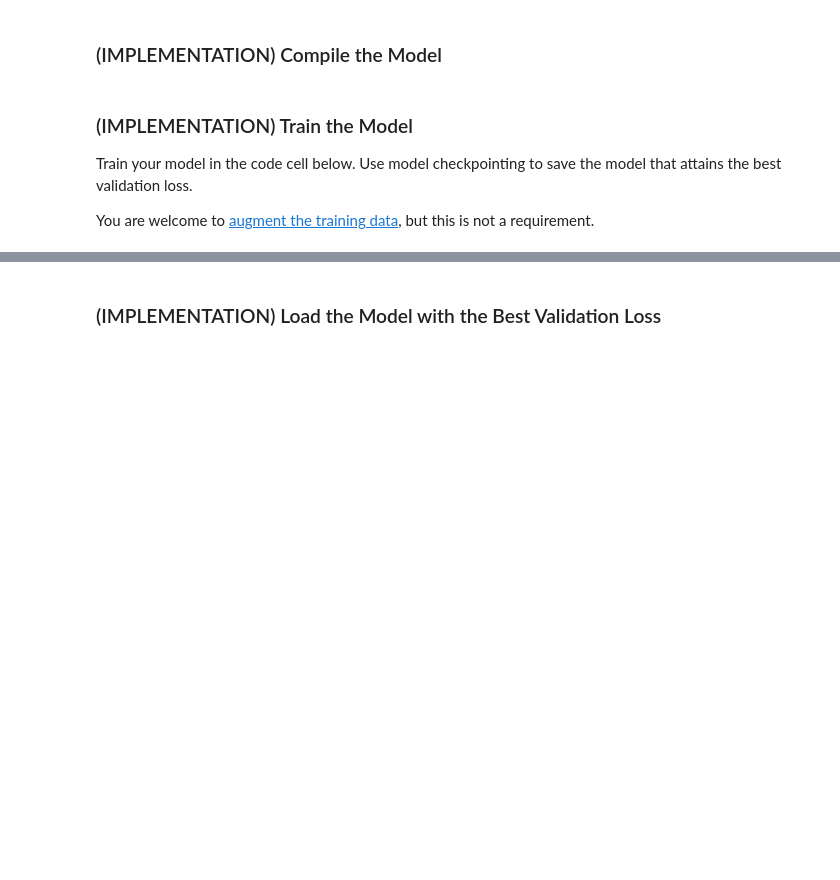
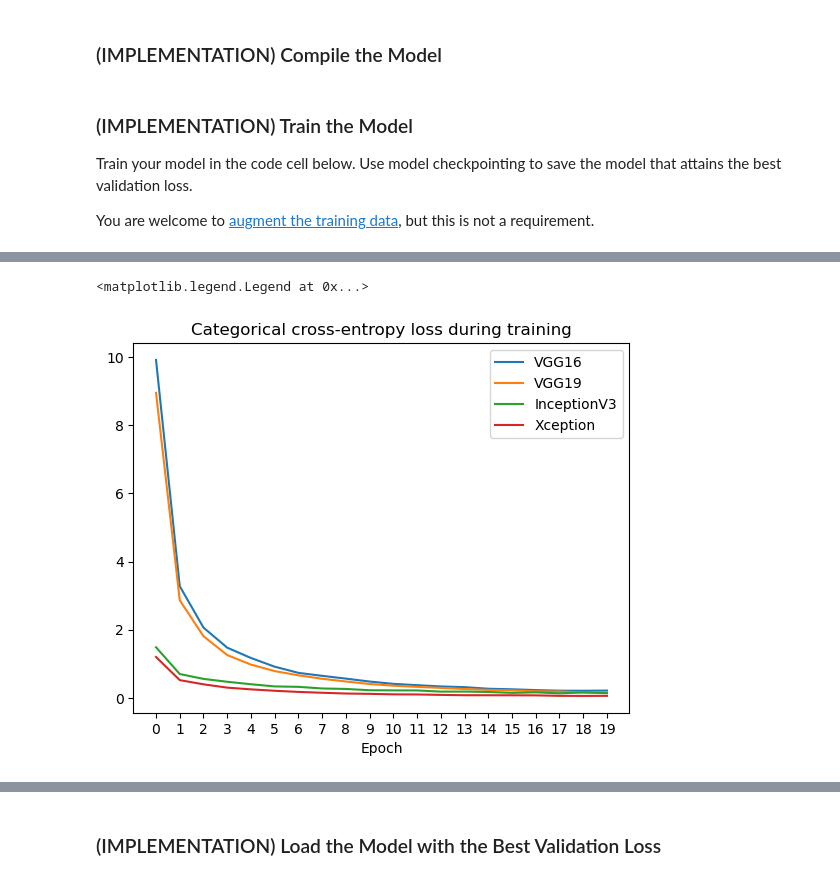
Before and after one commit to jimtoledo/Udacity-Dog-Project, a Jupyter notebook: dog_app.ipynb, the cells around one changed output, grey strips where cells are left out. Drawn from its saved outputs; the diff is of its cells as text; code cells hidden in the pictures; blank space fills up the shorter version.

```diff
--- a/dog_app.ipynb
+++ b/dog_app.ipynb
@@ -641,8 +670,9 @@ In the code block below, extract the bottleneck features corresponding to the tr
     test_{network} = bottleneck_features['test']
 # %%
 ### TODO: Obtain bottleneck features from another pre-trained CNN.
+#NOTE: Shape of Resnet50 bottleneck features train does not work with the Resnet50 in this currently installed TensorFlow version
 transfer_learning = {}
-for network in ['VGG19', 'Resnet50', 'InceptionV3', 'Xception']:
+for network in ['VGG16', 'VGG19', 'InceptionV3', 'Xception']:
     transfer_learning[network] = {}
     transfer_learning[network]['bottleneck_features'] = np.load(f'bottleneck_features/Dog{network}Data.npz')
 # %% [markdown]
@@ -667,10 +697,10 @@ for network in transfer_learning:
     model.add(GlobalAveragePooling2D(input_shape=transfer_learning[network]['bottleneck_features']['train'].shape[1:]))
     #Apply dropout to reduce model overfitting
     model.add(Dropout(rate=0.1))
-    #If network ouput size > 512, add additional dense layer of size 512 with relu activation
+    #If network ouput size > 512, add additional dense layer of size 500 with relu activation
     #additional layer may help gradually settle network output towards final 133 classes
     if transfer_learning[network]['bottleneck_features']['train'].shape[3] > 512:
-        model.add(Dense(512, activation='relu'))
+        model.add(Dense(500, activation='relu'))
         model.add(Dropout(rate=0.1)) #apply additional dropout before final output layer
     #Add final output layer with softmax activation for classification
     model.add(Dense(133, activation='softmax'))
@@ -709,6 +739,7 @@ You are welcome to [augment the training data](https://blog.keras.io/building-po
 # %%
 from keras.callbacks import ModelCheckpoint
 ### TODO: Train the model.
+#NOTE: had to run all models other than XCeption first, then run only Xception due to GPU memory
 for network in transfer_learning:
     print(network)
     tf.keras.backend.clear_session()
@@ -716,7 +747,7 @@ for network in transfer_learning:
                                 verbose=1, save_best_only=True)
     train = transfer_learning[network]['bottleneck_features']['train']
     valid = transfer_learning[network]['bottleneck_features']['valid']
-    transfer_learning[network]['model'].fit(train, train_targets,
+    transfer_learning[network]['history'] = transfer_learning[network]['model'].fit(train, train_targets,
             validation_data=(valid, valid_targets),
             epochs=20, batch_size=20, callbacks=[checkpointer], verbose=1)
 # %% [output]
@@ -739,0 +771,12 @@ Epoch 20: val_loss did not improve from 0.58471
+# %%
+#For each model, plot accuracy and loss
+plt.title('Categorical cross-entropy loss during training')
+plt.xlabel('Epoch')
+plt.xticks(range(len(transfer_learning[network]['history'].history['loss'])))
+for network in transfer_learning:
+    loss = transfer_learning[network]['history'].history['loss']
+    plt.plot(loss, label=network)
+plt.legend()
+# %% [output]
+<matplotlib.legend.Legend at 0x...>
+[figure, added]
```
Also changed, not shown: parts of 24 cells of this notebook.
